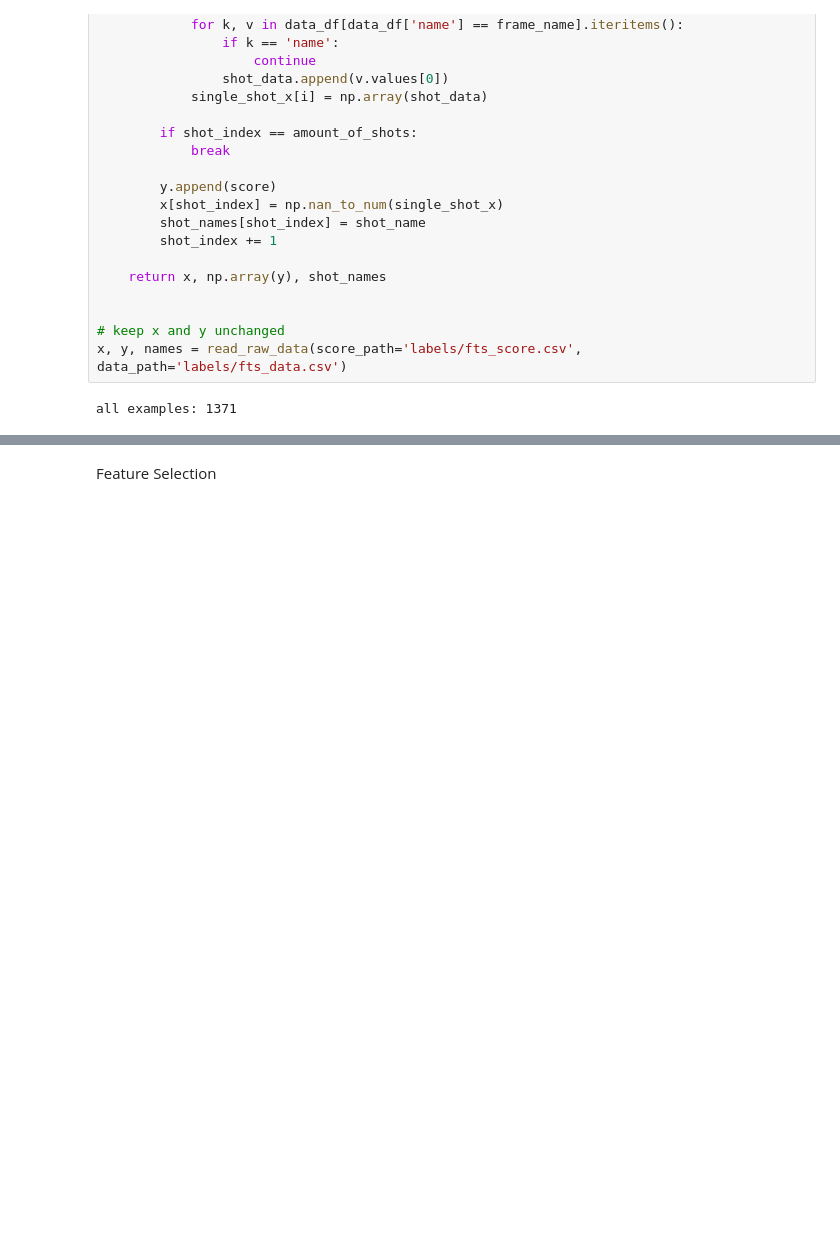
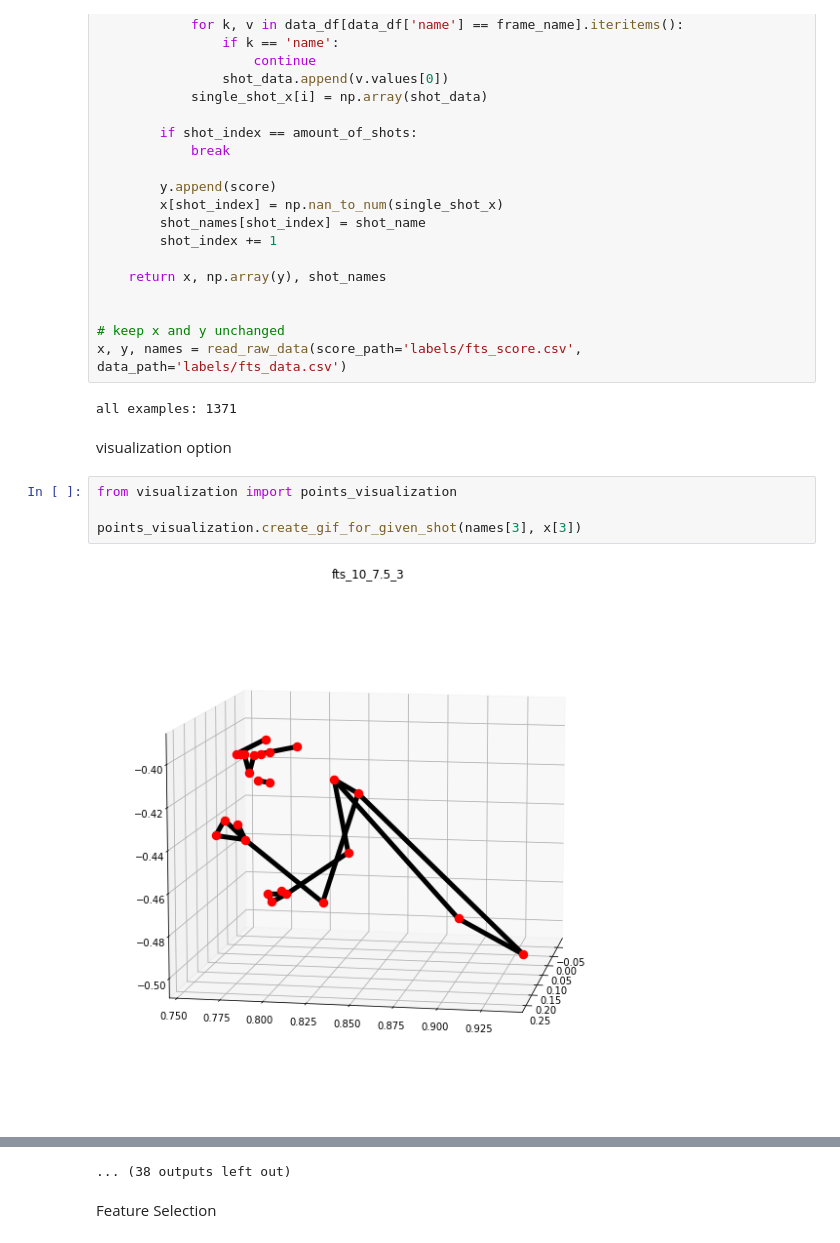
Before and after one commit to deangeckt/TT_train, a Jupyter notebook: train_base_pose.ipynb, the cells around one changed output, grey strips where cells are left out. Saved outputs shown, nothing was run; the diff lists cells and outputs as text; blank space fills up the shorter version.

```diff
--- a/train_base_pose.ipynb
+++ b/train_base_pose.ipynb
@@ -56,3 +56,11 @@ def read_raw_data(score_path, data_path):
 x, y, names = read_raw_data(score_path='labels/fts_score.csv', data_path='labels/fts_data.csv')
 # %% [output]
 all examples: 1371
+# %% [markdown]
+visualization option
+# %%
+from visualization import points_visualization
+
+points_visualization.create_gif_for_given_shot(names[3], x[3])
+# %% [output]
+[figure, added]
@@ -59,3 +78,4 @@ all examples: 1371
+... (38 outputs left out)
 # %% [markdown]
 Feature Selection
 # %%
```
Also changed, not shown: parts of 3 cells of this notebook, 7 other files.
